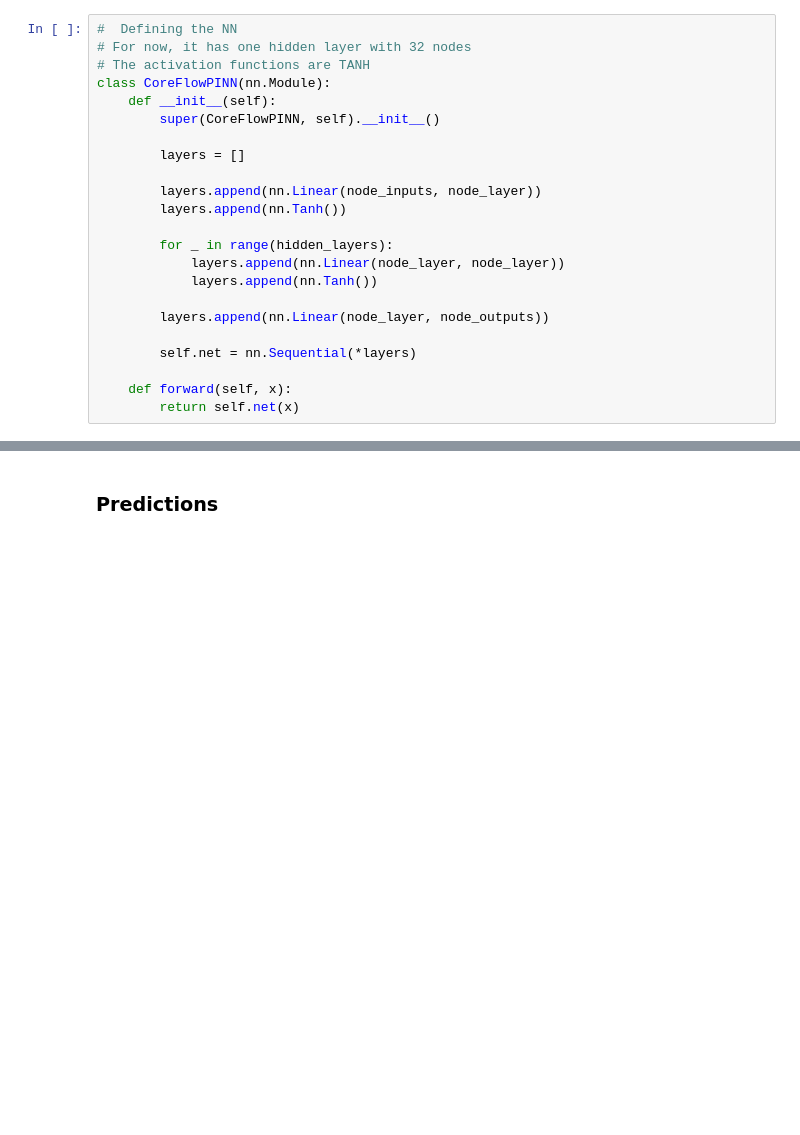
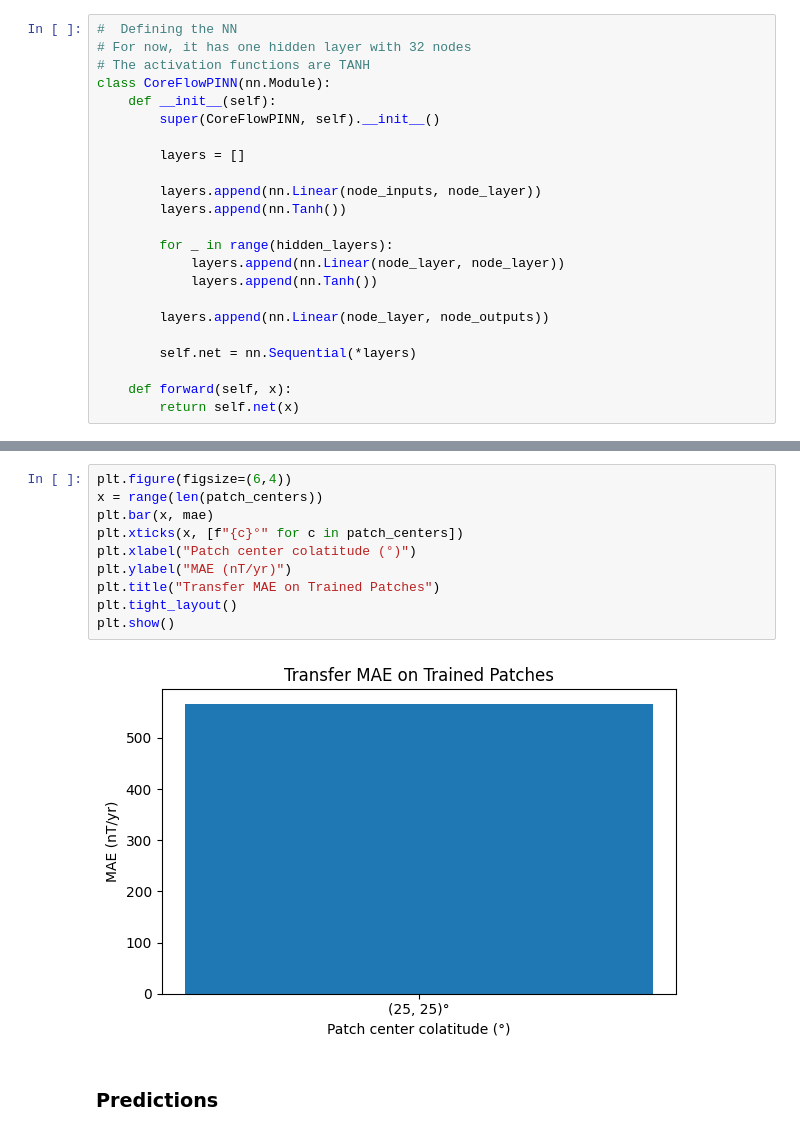
Before and after one commit to Farii01/Internship_PINN_work, a Jupyter notebook: Simple_last.ipynb, the cells around one changed output, grey strips where cells are left out. Drawn from its saved outputs; the diff is of its cells as text; blank space fills up the shorter version.

```diff
--- a/Simple_last.ipynb
+++ b/Simple_last.ipynb
@@ -500,2 +488,14 @@ start_epoch  = ckpt["final_epoch"] + 1
+# %%
+plt.figure(figsize=(6,4))
+x = range(len(patch_centers))
+plt.bar(x, mae)
+plt.xticks(x, [f"{c}°" for c in patch_centers])
+plt.xlabel("Patch center colatitude (°)")
+plt.ylabel("MAE (nT/yr)")
+plt.title("Transfer MAE on Trained Patches")
+plt.tight_layout()
+plt.show()
+# %% [output]
+[figure, added]
 # %% [markdown]
 ### Predictions
```
Also changed, not shown: parts of 32 cells of this notebook.
